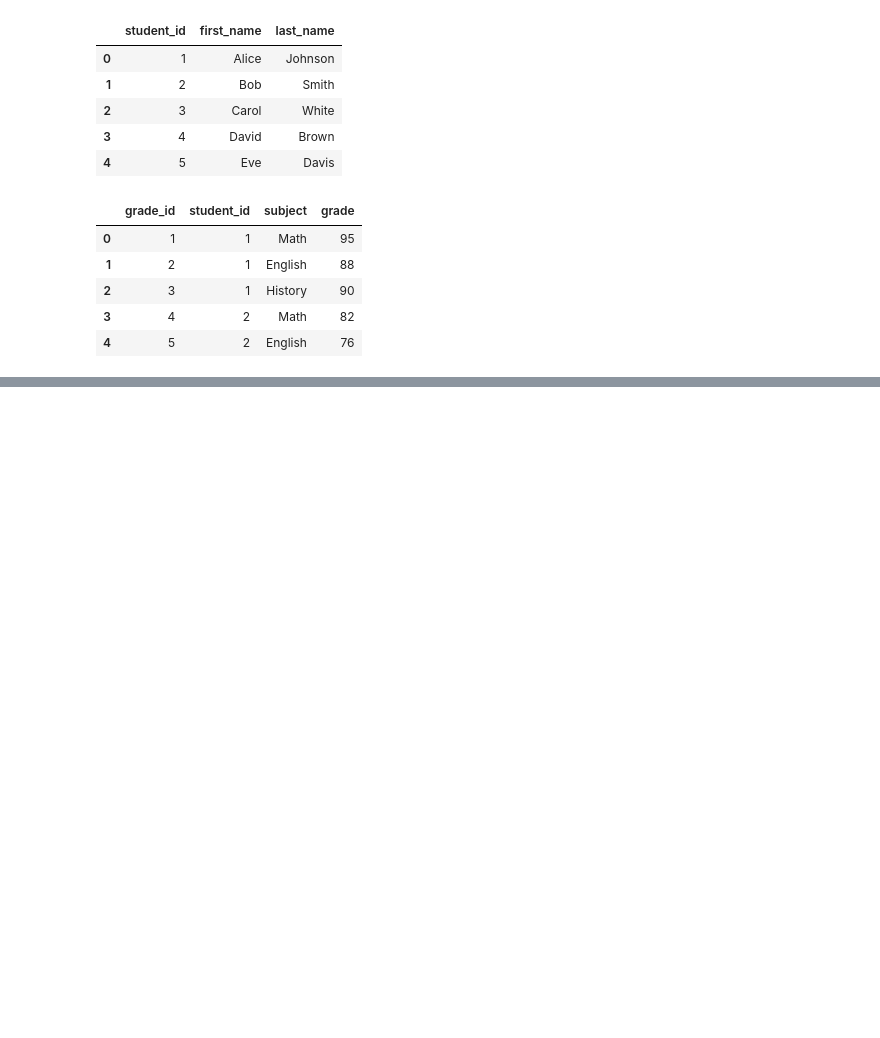
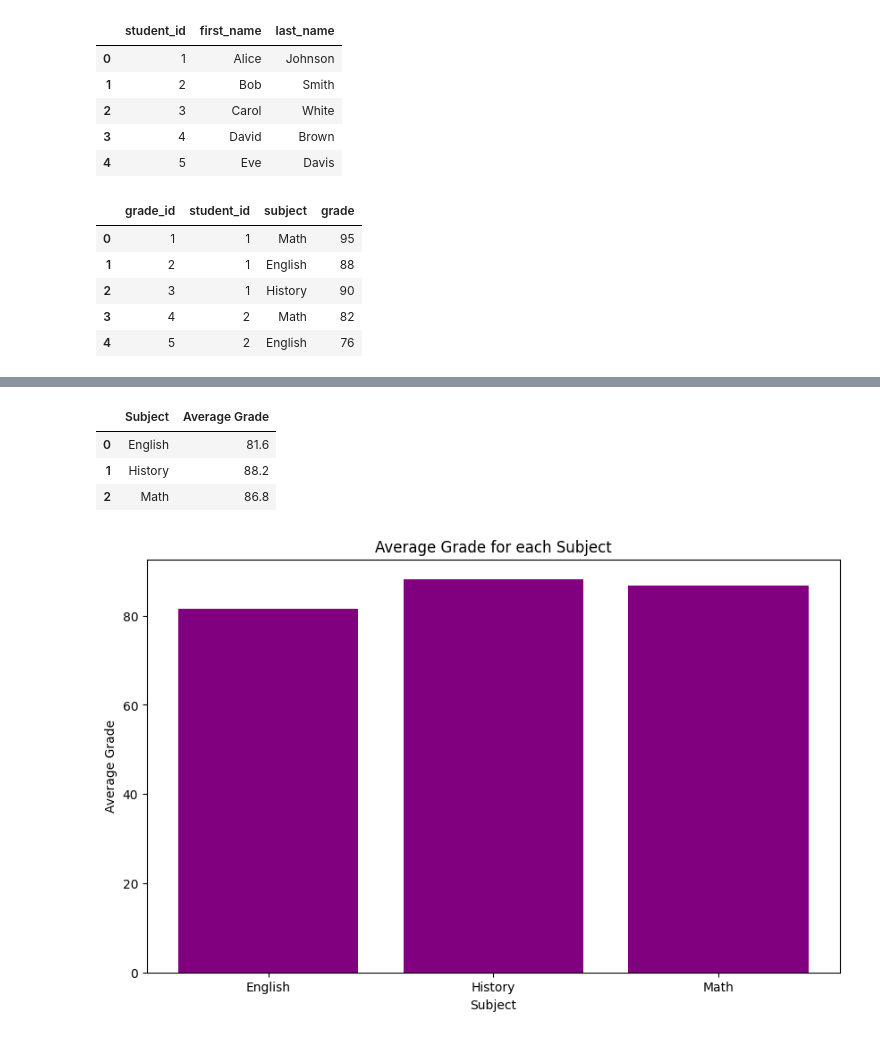
Before and after one commit to ToriStoner/Assignment-2-Data-, a Jupyter notebook: SQLite_1st_Assingment.ipynb, the cells around one changed output, grey strips where cells are left out. Saved outputs shown, nothing was run; the diff lists cells and outputs as text; code cells hidden in the pictures; blank space fills up the shorter version.

```diff
--- a/SQLite_1st_Assingment.ipynb
+++ b/SQLite_1st_Assingment.ipynb
@@ -243,0 +271,21 @@ SyntaxError: unterminated string literal (detected at line 3) (<ipython-input-55
+# %%
+#Create a bar chart showing the average grade for each subject
+
+subjects_df = pd.read_sql_query('SELECT subject, AVG(grades.grade) FROM grades GROUP BY subject', connection)
+
+subjects_df.rename(columns={'subject': 'Subject', 'AVG(grades.grade)': 'Average Grade'}, inplace=True)
+subjects_df.head()
+# %% [output]
+|  | Subject | Average Grade |
+| 0 | English | 81.6 |
+| 1 | History | 88.2 |
+| 2 | Math | 86.8 |
+# %%
+plt.figure(figsize=(10,6))
+plt.bar(subjects_df['Subject'], subjects_df['Average Grade'], color='purple')
+plt.xlabel('Subject')
+plt.ylabel('Average Grade')
+plt.title('Average Grade for each Subject')
+plt.show()
+# %% [output]
+[figure, added]
```
Also changed, not shown: parts of 3 cells of this notebook.
